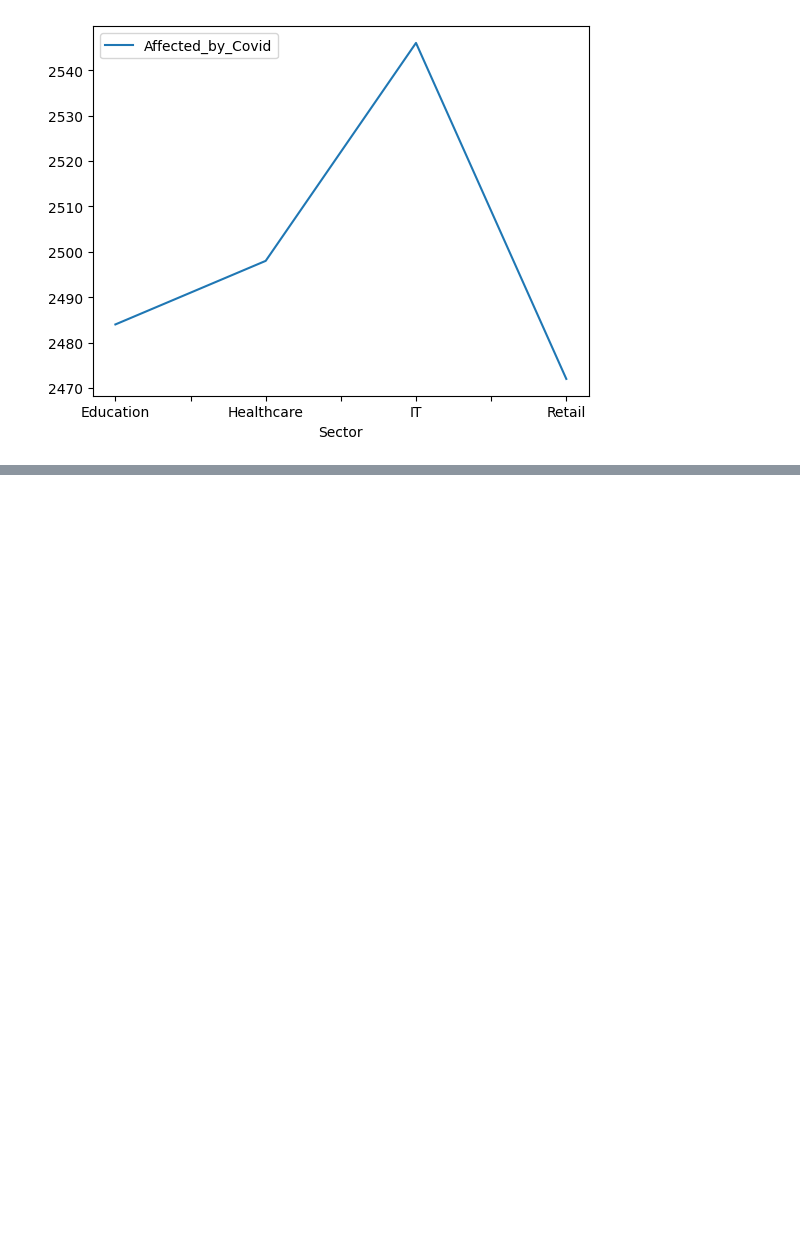
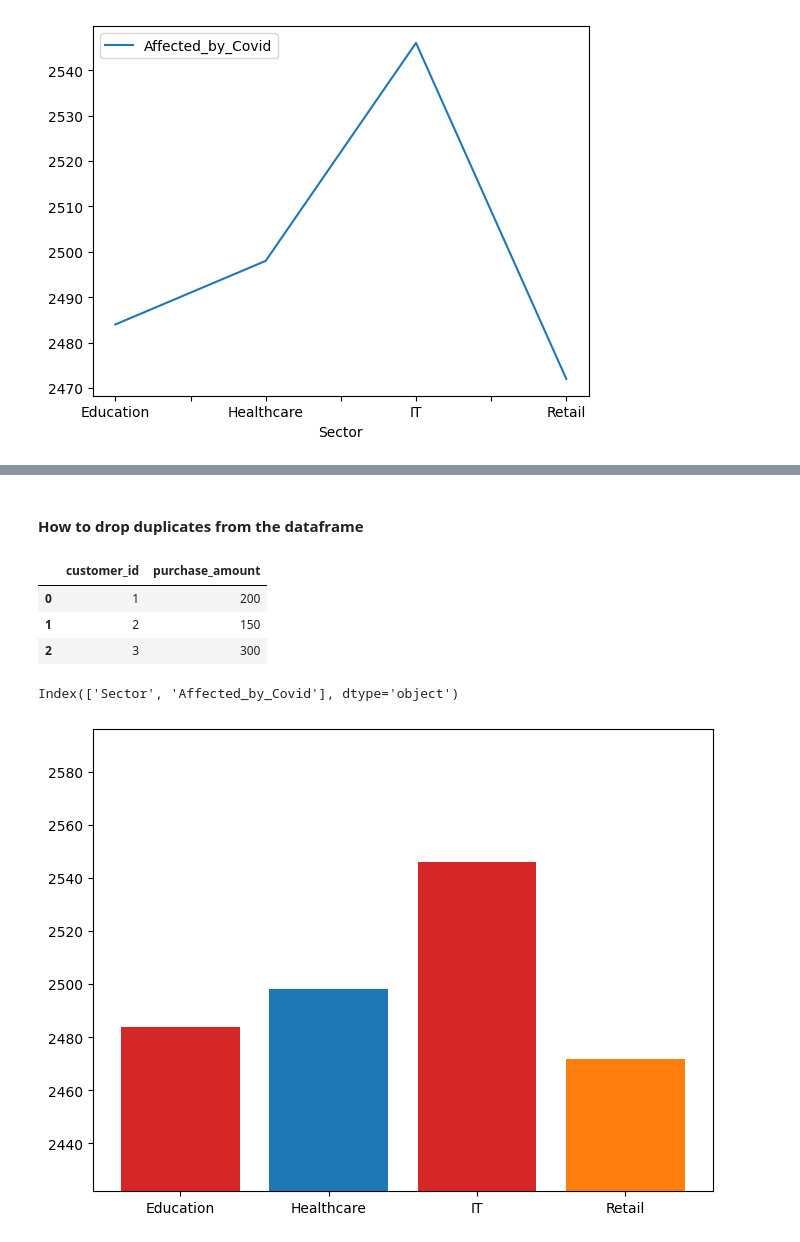
Before and after one commit to shankverma/Python, a Jupyter notebook: corona_analysis.ipynb, the cells around one changed output, grey strips where cells are left out. Saved outputs shown, nothing was run; the diff lists cells and outputs as text; code cells hidden in the pictures; blank space fills up the shorter version.

Commit message:
Added new python analysis and visualizations

```diff
--- a/corona_analysis.ipynb
+++ b/corona_analysis.ipynb
@@ -60,0 +100,29 @@ plt.show()
+# %% [markdown]
+#### How to drop duplicates from the dataframe
+# %%
+# Sample DataFrame
+df1 = pd.DataFrame({
+    'customer_id': [1, 2, 3, 2],
+    'purchase_amount': [200, 150, 300, 150]
+})
+
+df1.head()
+# Failing to mention inplace condition, will not change the df
+df1.drop_duplicates(inplace=True)
+
+df1.head()
+# %% [output]
+|  | customer_id | purchase_amount |
+| 0 | 1 | 200 |
+| 1 | 2 | 150 |
+| 2 | 3 | 300 |
+# %%
+df_sector.reset_index(inplace=True)
+print(df_sector.columns)
+plt.figure(figsize=(8, 6))
+plt.bar(df_sector.Sector, df_sector.Affected_by_Covid, color=['tab:red', 'tab:blue', 'tab:red', 'tab:orange'])
+plt.ylim(df_sector['Affected_by_Covid'].min() - 50, df_sector['Affected_by_Covid'].max() + 50)
+plt.show()
+# %% [output]
+Index(['Sector', 'Affected_by_Covid'], dtype='object')
+[figure, added]
```
Also changed, not shown: parts of 16 cells of this notebook, 1 other file.
